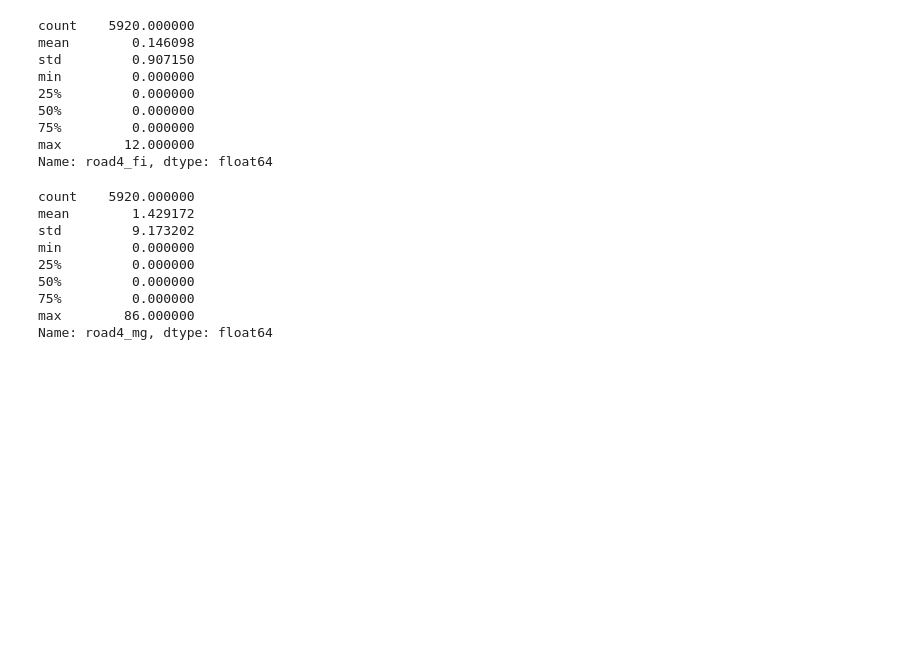
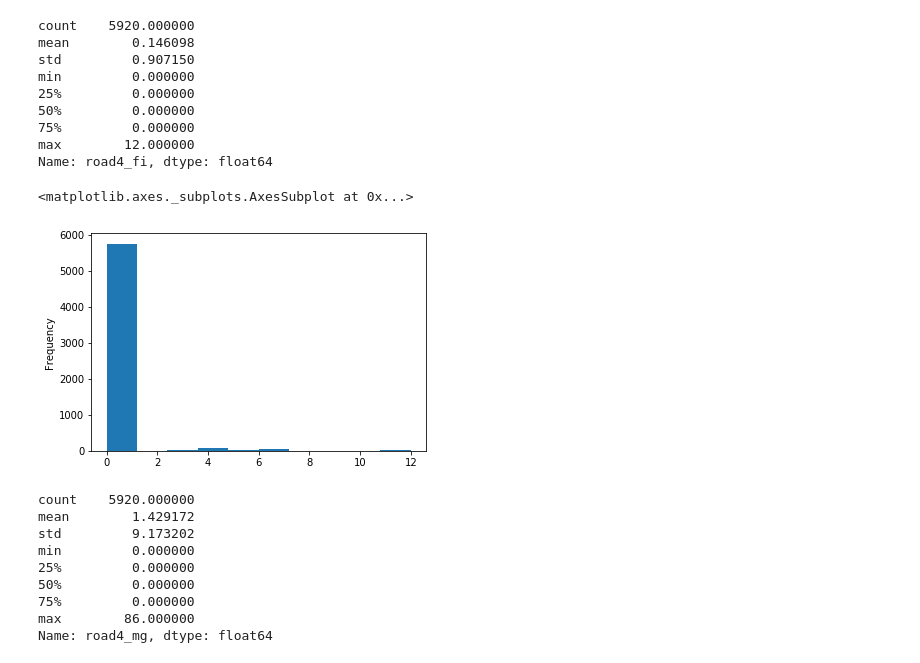
Before and after one commit to 196883/IGHD, a Jupyter notebook: src/data_check.ipynb, the cells around one changed output. Saved outputs shown, nothing was run; the diff lists cells and outputs as text; code cells hidden in the pictures; blank space fills up the shorter version.

```diff
--- a/src/data_check.ipynb
+++ b/src/data_check.ipynb
@@ -437,6 +446,11 @@ min         0.000000
 75%         0.000000
 max        12.000000
 Name: road4_fi, dtype: float64
+# %%
+df_tmp['road4_fi'].plot.hist()
+# %% [output]
+<matplotlib.axes._subplots.AxesSubplot at 0x...>
+[figure, added]
 # %%
 df_tmp['road4_mg'].describe()
 # %% [output]
```
Also changed, not shown: parts of 15 cells of this notebook.
